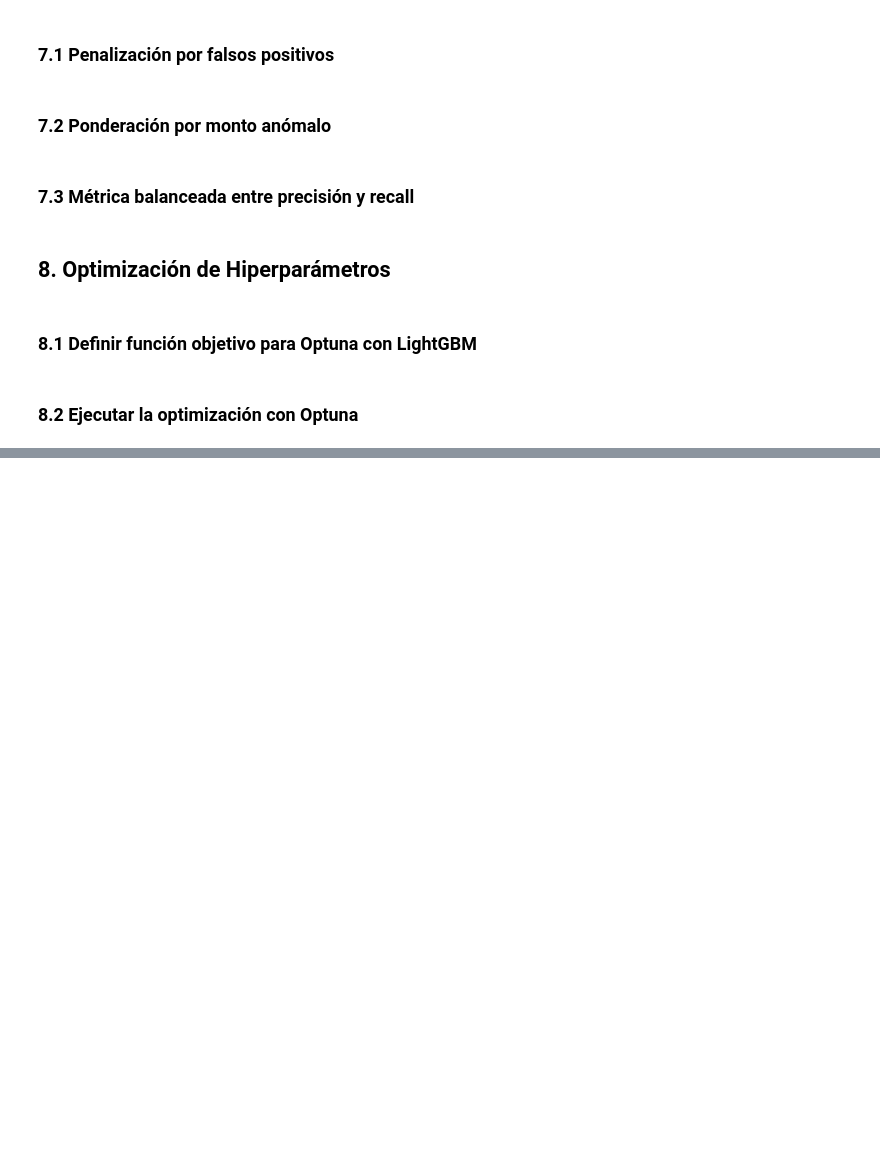
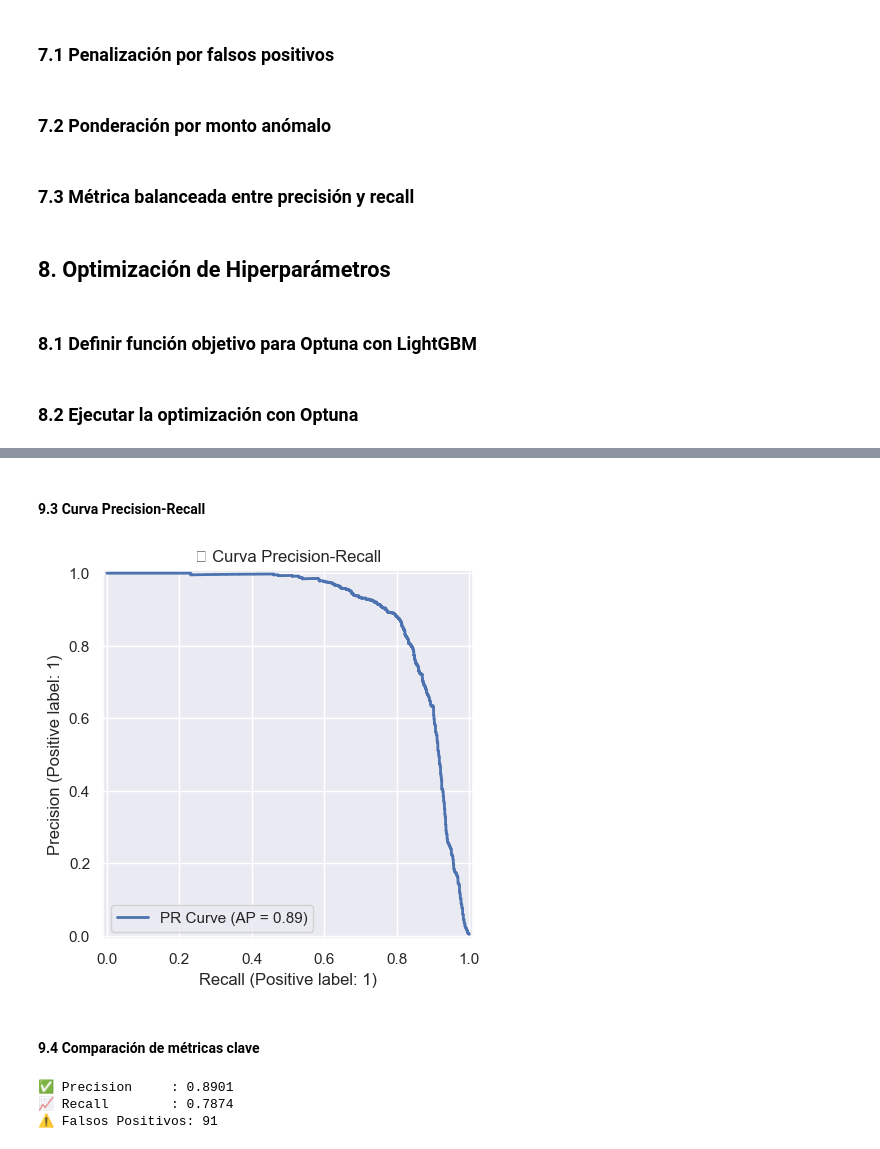
Before and after one commit to mvrcentes/ClientAwareFraudDetect, a Jupyter notebook: FraudDetection_HighAmountAnomalies.ipynb, the cells around one changed output, grey strips where cells are left out. Drawn from its saved outputs; the diff is of its cells as text; code cells hidden in the pictures; blank space fills up the shorter version.

```diff
--- a/FraudDetection_HighAmountAnomalies.ipynb
+++ b/FraudDetection_HighAmountAnomalies.ipynb
@@ -1272,0 +1344,32 @@ Training until validation scores don't improve for 50 rounds
+# %% [markdown]
+#### 9.3 Curva Precision-Recall
+# %%
+from sklearn.metrics import PrecisionRecallDisplay
+
+# Precision-Recall
+pr_disp = PrecisionRecallDisplay.from_predictions(
+    y_test,
+    y_prob,
+    name="PR Curve",
+    lw=2
+)
+plt.title("📊 Curva Precision-Recall")
+plt.show()
+# %% [output]
+[figure, added]
+# %% [markdown]
+#### 9.4 Comparación de métricas clave
+# %%
+from sklearn.metrics import precision_score, recall_score
+
+prec = precision_score(y_test, y_pred)
+rec  = recall_score(y_test, y_pred)
+fp   = cm[0,1]  # falsos positivos: fila 0 (no fraude), columna 1 (predicho fraude)
+
+print(f"✅ Precision     : {prec:.4f}")
+print(f"📈 Recall        : {rec:.4f}")
+print(f"⚠️ Falsos Positivos: {fp}")
+# %% [output]
+✅ Precision     : 0.8901
+📈 Recall        : 0.7874
+⚠️ Falsos Positivos: 91
```
Also changed, not shown: parts of 14 cells of this notebook.
